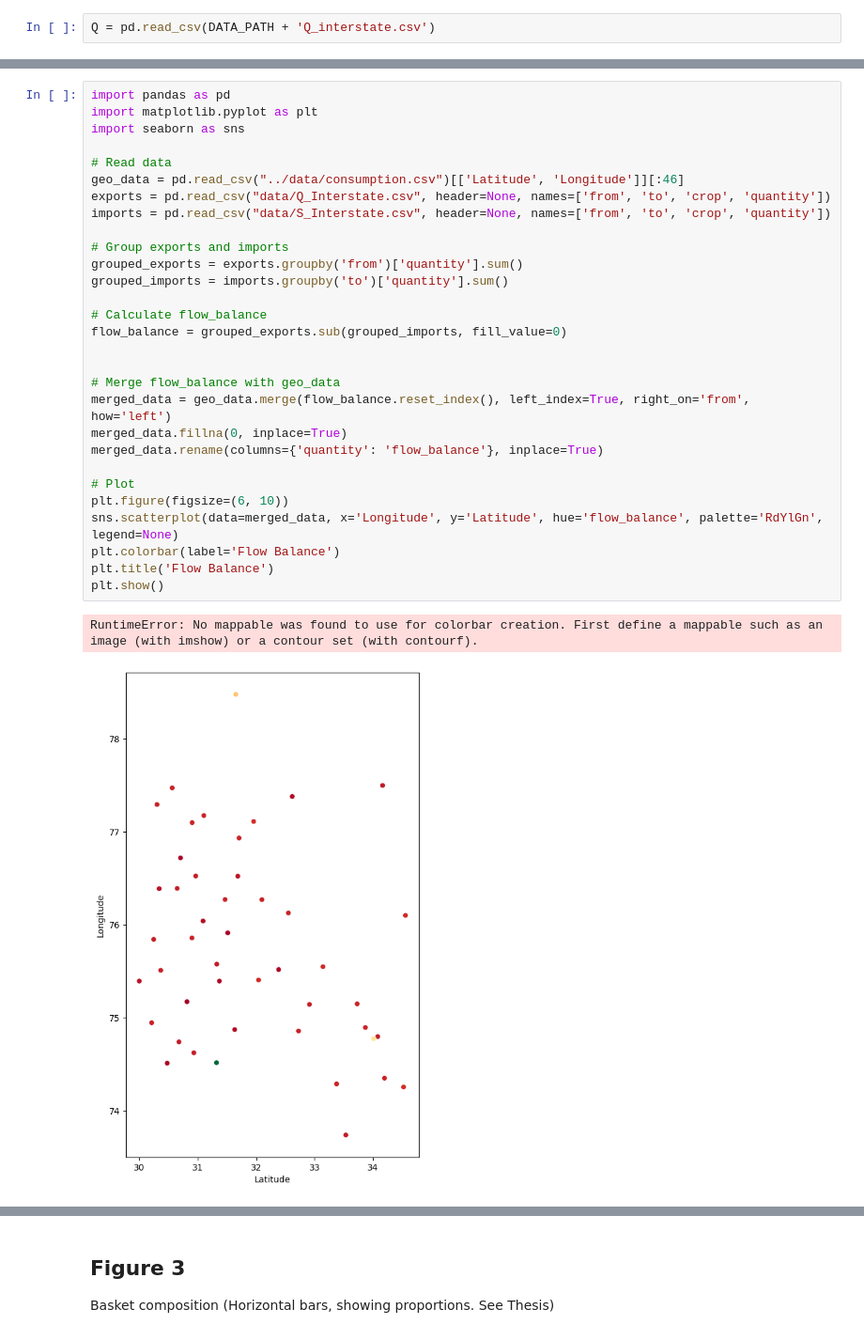
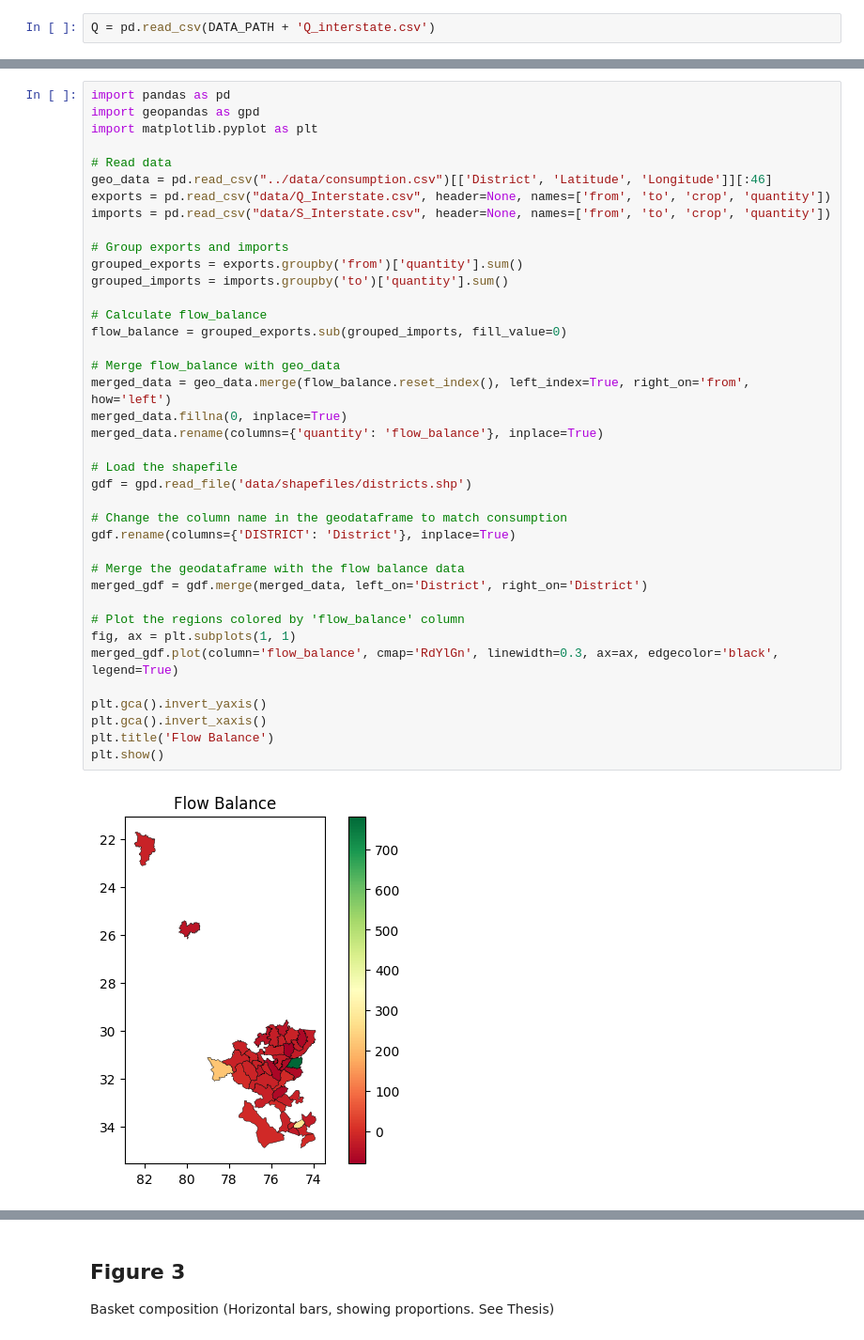
Before and after one commit to ReubenNarad/pds, a Jupyter notebook: postprocess/postprocess.ipynb, the cells around one changed output, grey strips where cells are left out. Shown: that part at 94% size. Cells and saved outputs as stored; diff of their text form.

Commit message:
Updated district names in shapefile

```diff
--- a/postprocess/postprocess.ipynb
+++ b/postprocess/postprocess.ipynb
@@ -44,33 +71,42 @@ Surplus and Deficit Map
 # %%
 import pandas as pd
+import geopandas as gpd
 import matplotlib.pyplot as plt
-import seaborn as sns
 
 # Read data
-geo_data = pd.read_csv("../data/consumption.csv")[['Latitude', 'Longitude']][:46]
+geo_data = pd.read_csv("../data/consumption.csv")[['District', 'Latitude', 'Longitude']][:46]
 exports = pd.read_csv("data/Q_Interstate.csv", header=None, names=['from', 'to', 'crop', 'quantity'])
 imports = pd.read_csv("data/S_Interstate.csv", header=None, names=['from', 'to', 'crop', 'quantity'])
 
 # Group exports and imports
 grouped_exports = exports.groupby('from')['quantity'].sum()
 grouped_imports = imports.groupby('to')['quantity'].sum()
 
 # Calculate flow_balance
 flow_balance = grouped_exports.sub(grouped_imports, fill_value=0)
 
-
 # Merge flow_balance with geo_data
 merged_data = geo_data.merge(flow_balance.reset_index(), left_index=True, right_on='from', how='left')
 merged_data.fillna(0, inplace=True)
 merged_data.rename(columns={'quantity': 'flow_balance'}, inplace=True)
 
-# Plot
-plt.figure(figsize=(6, 10))
-sns.scatterplot(data=merged_data, x='Longitude', y='Latitude', hue='flow_balance', palette='RdYlGn', legend=None)
-plt.colorbar(label='Flow Balance')
+# Load the shapefile
+gdf = gpd.read_file('data/shapefiles/districts.shp')
+
+# Change the column name in the geodataframe to match consumption
+gdf.rename(columns={'DISTRICT': 'District'}, inplace=True)
+
+# Merge the geodataframe with the flow balance data
+merged_gdf = gdf.merge(merged_data, left_on='District', right_on='District')
+
+# Plot the regions colored by 'flow_balance' column
+fig, ax = plt.subplots(1, 1)
+merged_gdf.plot(column='flow_balance', cmap='RdYlGn', linewidth=0.3, ax=ax, edgecolor='black', legend=True)
+
+plt.gca().invert_yaxis()
+plt.gca().invert_xaxis()
 plt.title('Flow Balance')
 plt.show()
 # %% [output]
-RuntimeError: No mappable was found to use for colorbar creation. First define a mappable such as an image (with imshow) or a contour set (with contourf).
-[figure, old version]
+[figure, new version]
 # %% [markdown]
```
Also changed, not shown: parts of 11 cells of this notebook, 9 other files.
